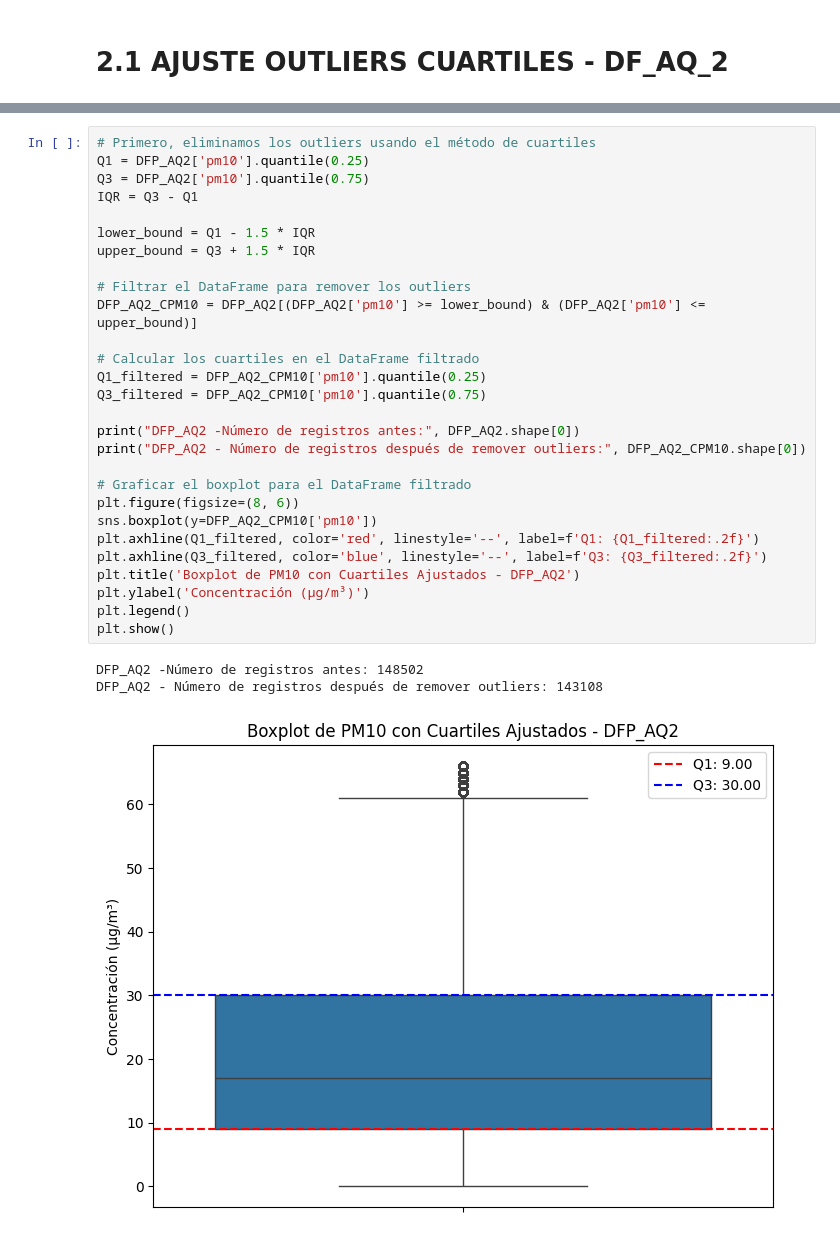
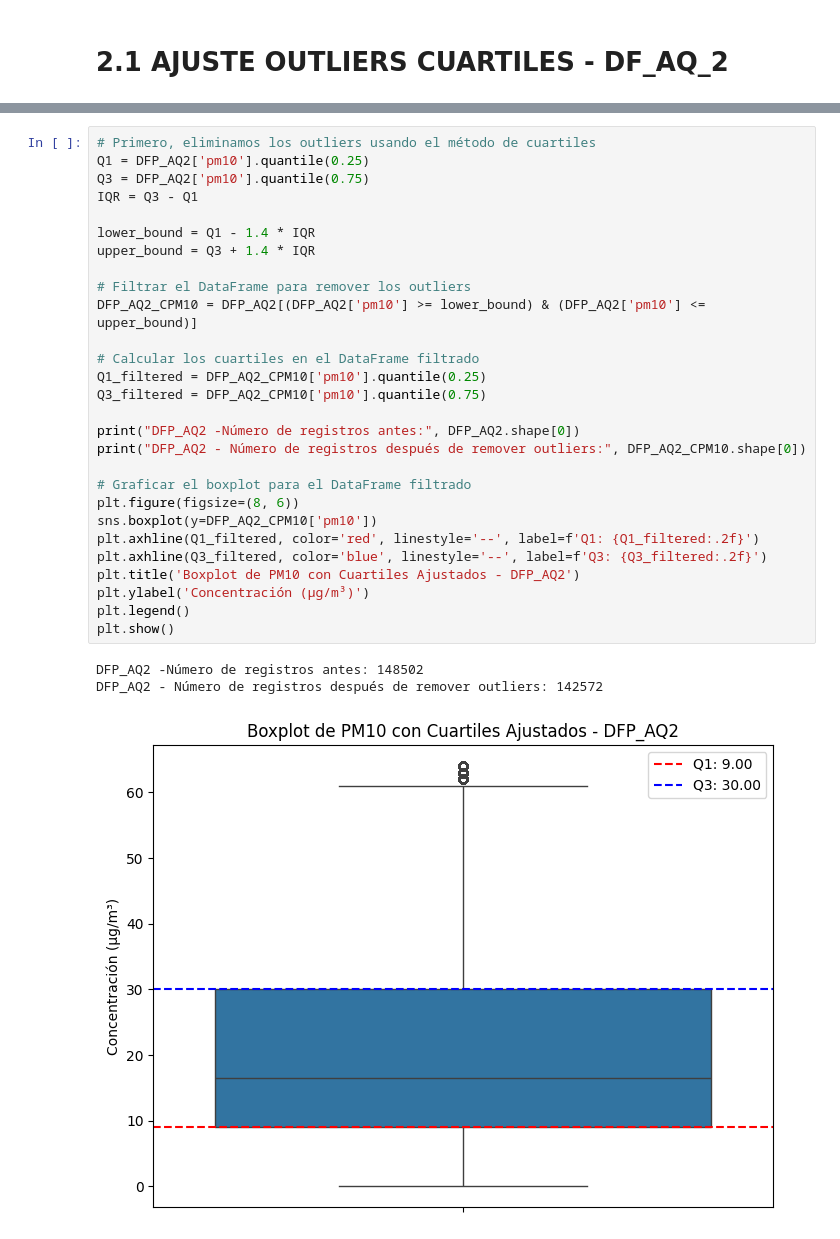
Before and after one commit to senboada/air_quality, a Jupyter notebook: 1_BRONCE_AQ.ipynb, the cells around one changed output, grey strips where cells are left out. Drawn from its saved outputs; the diff is of its cells as text.

```diff
--- a/1_BRONCE_AQ.ipynb
+++ b/1_BRONCE_AQ.ipynb
@@ -988,32 +991,32 @@ DFP_AQ2 -Número de registros después de remover outliers: 143968
 # %%
 # Primero, eliminamos los outliers usando el método de cuartiles
 Q1 = DFP_AQ2['pm10'].quantile(0.25)
 Q3 = DFP_AQ2['pm10'].quantile(0.75)
 IQR = Q3 - Q1
 
-lower_bound = Q1 - 1.5 * IQR
-upper_bound = Q3 + 1.5 * IQR
+lower_bound = Q1 - 1.4 * IQR
+upper_bound = Q3 + 1.4 * IQR
 
 # Filtrar el DataFrame para remover los outliers
 DFP_AQ2_CPM10 = DFP_AQ2[(DFP_AQ2['pm10'] >= lower_bound) & (DFP_AQ2['pm10'] <= upper_bound)]
 
 # Calcular los cuartiles en el DataFrame filtrado
 Q1_filtered = DFP_AQ2_CPM10['pm10'].quantile(0.25)
 Q3_filtered = DFP_AQ2_CPM10['pm10'].quantile(0.75)
 
 print("DFP_AQ2 -Número de registros antes:", DFP_AQ2.shape[0])
 print("DFP_AQ2 - Número de registros después de remover outliers:", DFP_AQ2_CPM10.shape[0])
 
 # Graficar el boxplot para el DataFrame filtrado
 plt.figure(figsize=(8, 6))
 sns.boxplot(y=DFP_AQ2_CPM10['pm10'])
 plt.axhline(Q1_filtered, color='red', linestyle='--', label=f'Q1: {Q1_filtered:.2f}')
 plt.axhline(Q3_filtered, color='blue', linestyle='--', label=f'Q3: {Q3_filtered:.2f}')
 plt.title('Boxplot de PM10 con Cuartiles Ajustados - DFP_AQ2')
 plt.ylabel('Concentración (µg/m³)')
 plt.legend()
 plt.show()
 # %% [output]
 DFP_AQ2 -Número de registros antes: 148502
-DFP_AQ2 - Número de registros después de remover outliers: 143108
+DFP_AQ2 - Número de registros después de remover outliers: 142572
-[figure, old version]
+[figure, new version]
```
Also changed, not shown: parts of 34 cells of this notebook.
